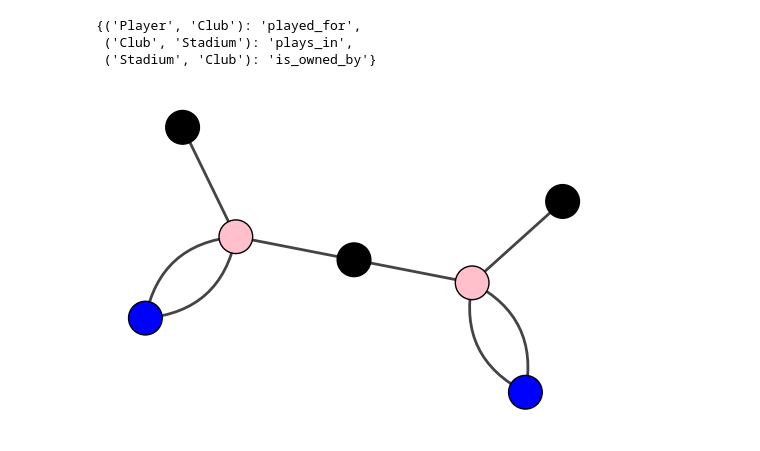
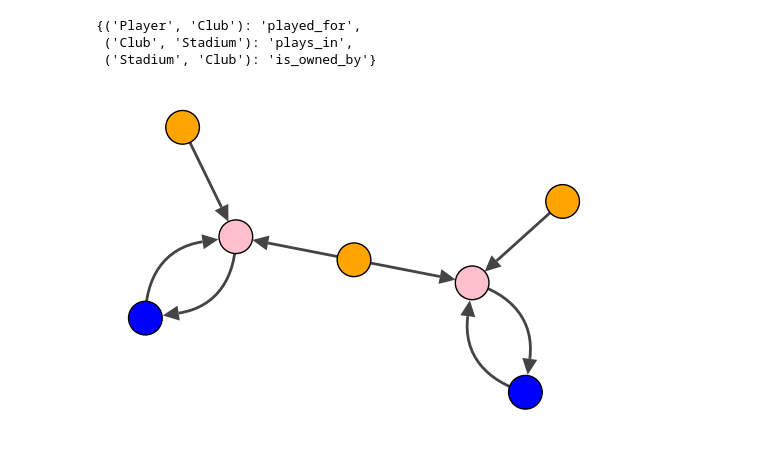
Before and after one commit to codingfabi/hetpy, a Jupyter notebook: demo/hetPyDemo.ipynb, the cells around one changed output. Cells and saved outputs as stored; diff of their text form; code cells hidden in the pictures.

```diff
--- a/demo/hetPyDemo.ipynb
+++ b/demo/hetPyDemo.ipynb
@@ -240,14 +253,14 @@ The function also allows to pass arguments directly to the graphs initialization
 edge_type_mappings = [(("Player","Club"),"played_for"), (("Club", "Stadium"),"plays_in"), (('Stadium', 'Club'),"is_owned_by")]
 paths = HetPaths(edge_type_mappings)
 
-has_played_in_meta_path = MetaPath(path=["played_for","wears"], description="The player has played in a certain shirt color", abbreviation="hasPlayedIn")
+has_played_in_meta_path = MetaPath(path=["played_for","plays_in"], description="The player has played in a certain shirt color", abbreviation="hasPlayedIn")
 
 graph_args = {
-    'pathList': paths,
-    'metaPaths': [has_played_in_meta_path]
+    'path_list': paths,
+    'meta_paths': [has_played_in_meta_path]
 }
 
-loaded_graph = fromCSV('./playClubData.csv','type','links_to',consider_edge_directions=False, node_attribute_column_map=column_attribute_map, graphArgs=graph_args)
+loaded_graph = fromCSV('./playClubData.csv','type','links_to',consider_edge_directions=True, node_attribute_column_map=column_attribute_map, graphArgs=graph_args)
 
 loaded_graph.paths
 # %% [output]
@@ -257,15 +270,15 @@ Some edge types are undefined. Infering types from paths...
  ('Stadium', 'Club'): 'is_owned_by'}
 # %%
 type_color_map = {
-    "Player": "black",
+    "Player": "orange",
     "Club": "pink",
     "Stadium": "blue"
 }
 
 layout = loaded_graph.graph.layout_kamada_kawai()
 
 fig, ax = plt.subplots()
 
 loaded_graph.plot(type_color_map=type_color_map, axis=ax, layout=layout)
 # %% [output]
-[figure, old version]
+[figure, new version]
```
Also changed, not shown: parts of 15 cells of this notebook, 12 other files.
